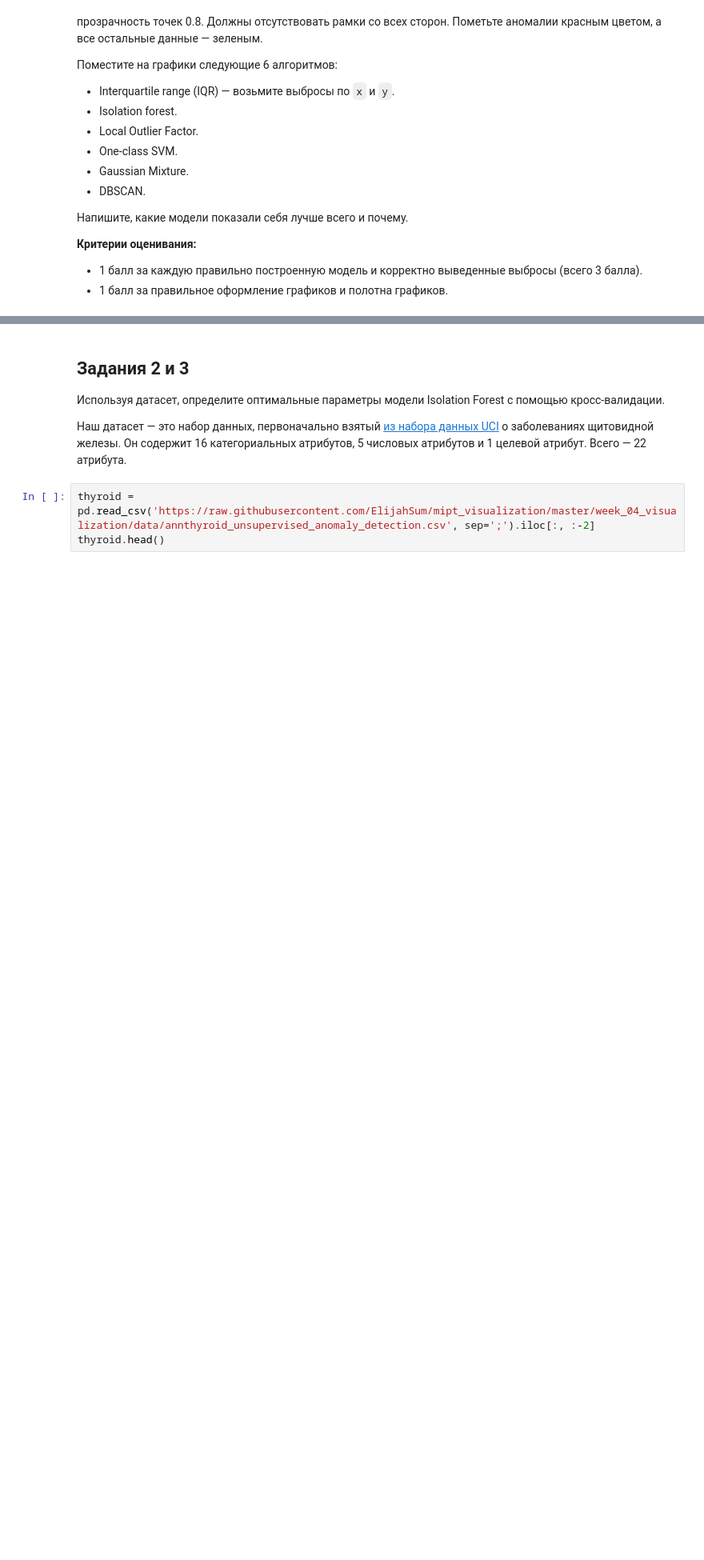
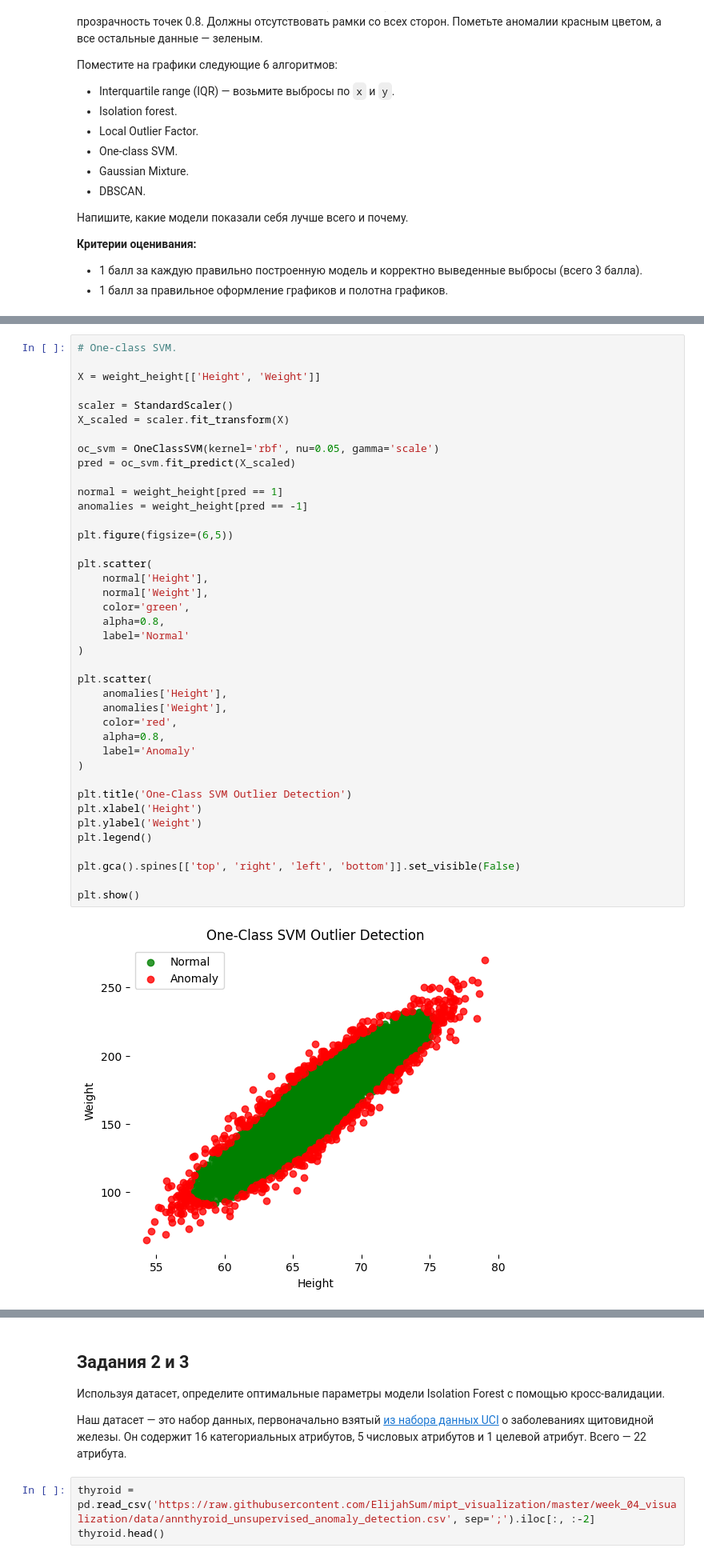
Before and after one commit to olgapoletkina/DA_mipt, a Jupyter notebook: Продвинутая_визуализация_данных_Домашнее_задание_Модуль_4.ipynb, the cells around one changed output, grey strips where cells are left out. Shown at 80% size. Cells and saved outputs as stored; diff of their text form; blank space fills up the shorter version.

```diff
--- a/Продвинутая_визуализация_данных_Домашнее_задание_Модуль_4.ipynb
+++ b/Продвинутая_визуализация_данных_Домашнее_задание_Модуль_4.ipynb
@@ -100,0 +243,42 @@ plt.gca().spines[['top', 'right',]].set_visible(False)
+# %%
+# One-class SVM.
+
+X = weight_height[['Height', 'Weight']]
+
+scaler = StandardScaler()
+X_scaled = scaler.fit_transform(X)
+
+oc_svm = OneClassSVM(kernel='rbf', nu=0.05, gamma='scale')
+pred = oc_svm.fit_predict(X_scaled)
+
+normal = weight_height[pred == 1]
+anomalies = weight_height[pred == -1]
+
+plt.figure(figsize=(6,5))
+
+plt.scatter(
+    normal['Height'],
+    normal['Weight'],
+    color='green',
+    alpha=0.8,
+    label='Normal'
+)
+
+plt.scatter(
+    anomalies['Height'],
+    anomalies['Weight'],
+    color='red',
+    alpha=0.8,
+    label='Anomaly'
+)
+
+plt.title('One-Class SVM Outlier Detection')
+plt.xlabel('Height')
+plt.ylabel('Weight')
+plt.legend()
+
+plt.gca().spines[['top', 'right', 'left', 'bottom']].set_visible(False)
+
+plt.show()
+# %% [output]
+[figure, added]
```
Also changed, not shown: parts of 20 cells of this notebook.
